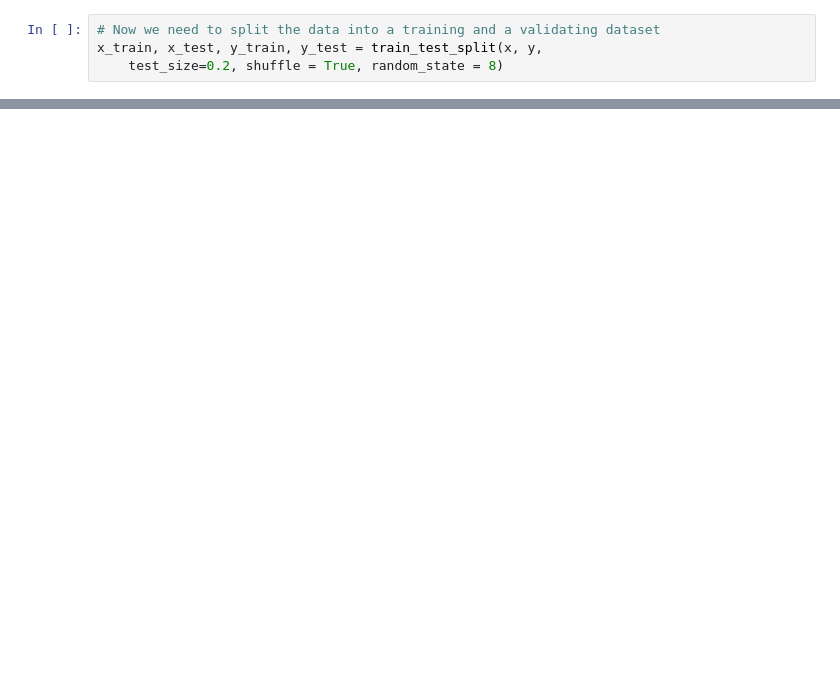
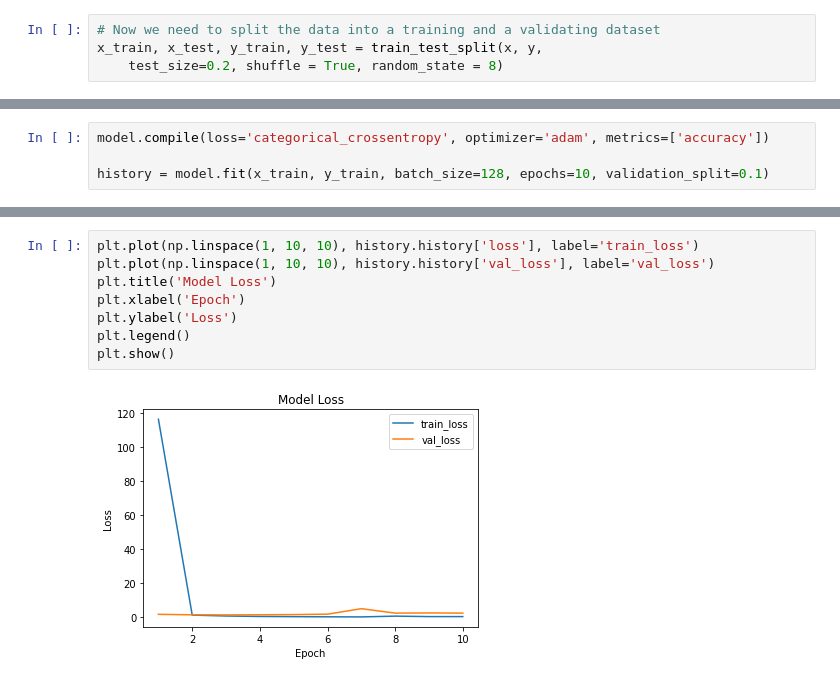
Before and after one commit to ivychung/plant-ML, a Jupyter notebook: Tomato1.ipynb, the cells around one changed output, grey strips where cells are left out. Saved outputs shown, nothing was run; the diff lists cells and outputs as text; blank space fills up the shorter version.

```diff
--- a/Tomato1.ipynb
+++ b/Tomato1.ipynb
@@ -241,0 +257,4 @@ _________________________________________________________________
+# %%
+model.compile(loss='categorical_crossentropy', optimizer='adam', metrics=['accuracy'])
+
+history = model.fit(x_train, y_train, batch_size=128, epochs=10, validation_split=0.1)
@@ -241,0 +282,10 @@ _________________________________________________________________
+# %%
+plt.plot(np.linspace(1, 10, 10), history.history['loss'], label='train_loss')
+plt.plot(np.linspace(1, 10, 10), history.history['val_loss'], label='val_loss')
+plt.title('Model Loss')
+plt.xlabel('Epoch')
+plt.ylabel('Loss')
+plt.legend()
+plt.show()
+# %% [output]
+[figure, added]
```
Also changed, not shown: parts of 19 cells of this notebook.
